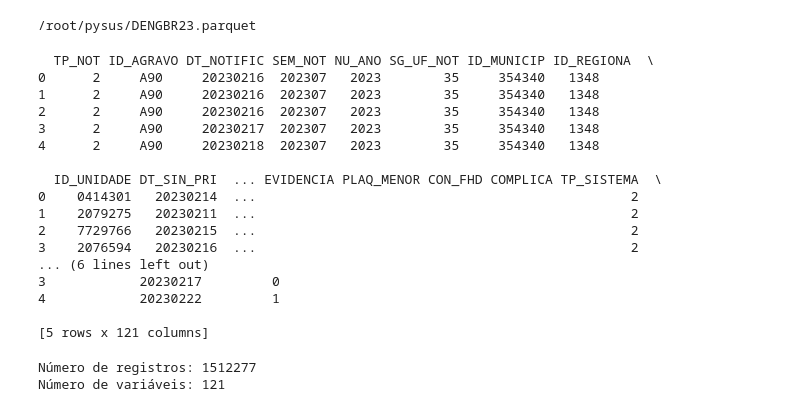
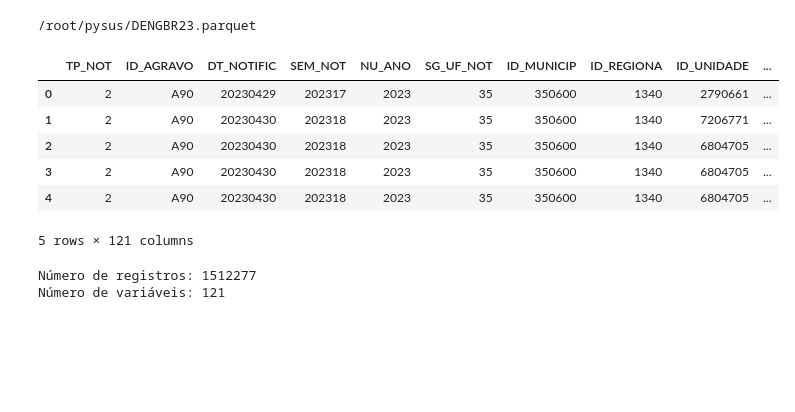
Before and after one commit to Santiagoguii/Big-data, a Jupyter notebook: Dengue2023.ipynb, the cells around one changed output. Saved outputs shown, nothing was run; the diff lists cells and outputs as text; code cells hidden in the pictures; blank space fills up the shorter version.

```diff
--- a/Dengue2023.ipynb
+++ b/Dengue2023.ipynb
@@ -53,25 +68,15 @@ SINAN.download('Deng', years=2023)
 # Carregando o conjunto de dados
 df_dengue = pd.read_parquet('/root/pysus/DENGBR23.parquet')
 # %%
-print(df_dengue.head())
+display(df_dengue.head())
 # %% [output]
+|  | TP_NOT | ID_AGRAVO | DT_NOTIFIC | SEM_NOT | NU_ANO | SG_UF_NOT | ID_MUNICIP | ID_REGIONA | ID_UNIDADE | ... |
+| 0 | 2 | A90 | 20230429 | 202317 | 2023 | 35 | 350600 | 1340 | 2790661 | ... |
+| 1 | 2 | A90 | 20230430 | 202318 | 2023 | 35 | 350600 | 1340 | 7206771 | ... |
+| 2 | 2 | A90 | 20230430 | 202318 | 2023 | 35 | 350600 | 1340 | 6804705 | ... |
+| 3 | 2 | A90 | 20230430 | 202318 | 2023 | 35 | 350600 | 1340 | 6804705 | ... |
+| 4 | 2 | A90 | 20230430 | 202318 | 2023 | 35 | 350600 | 1340 | 6804705 | ... |
-  TP_NOT ID_AGRAVO DT_NOTIFIC SEM_NOT NU_ANO SG_UF_NOT ID_MUNICIP ID_REGIONA  \
-0      2     A90     20230216  202307   2023        35     354340   1348
-1      2     A90     20230216  202307   2023        35     354340   1348
-2      2     A90     20230216  202307   2023        35     354340   1348
-3      2     A90     20230217  202307   2023        35     354340   1348
-4      2     A90     20230218  202307   2023        35     354340   1348
-
-  ID_UNIDADE DT_SIN_PRI  ... EVIDENCIA PLAQ_MENOR CON_FHD COMPLICA TP_SISTEMA  \
-0    0414301   20230214  ...                                                2
-1    2079275   20230211  ...                                                2
-2    7729766   20230215  ...                                                2
-3    2076594   20230216  ...                                                2
-... (6 lines left out)
-3            20230217         0
-4            20230222         1
-
-[5 rows x 121 columns]
+5 rows × 121 columns
 # %%
 # Verificando o número de registros e variáveis
 print("Número de registros:", len(df_dengue))
```
Also changed, not shown: parts of 6 cells of this notebook.
